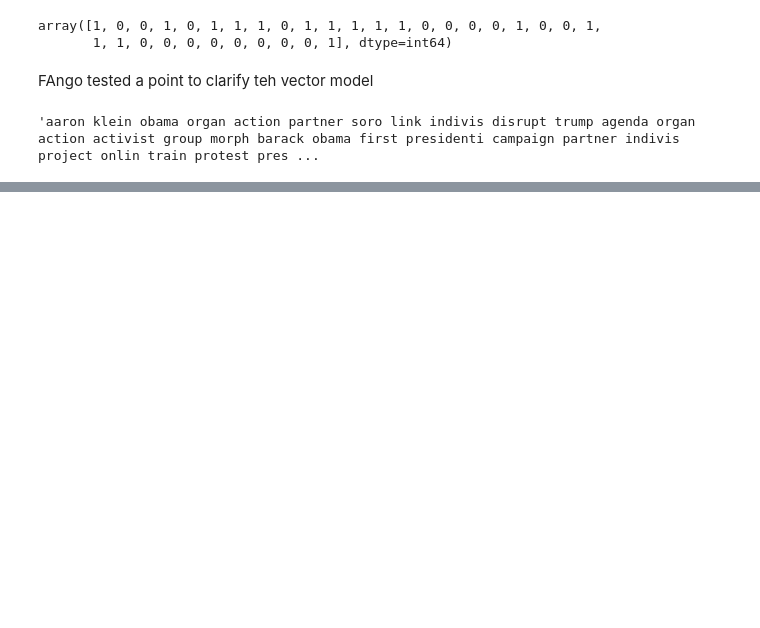
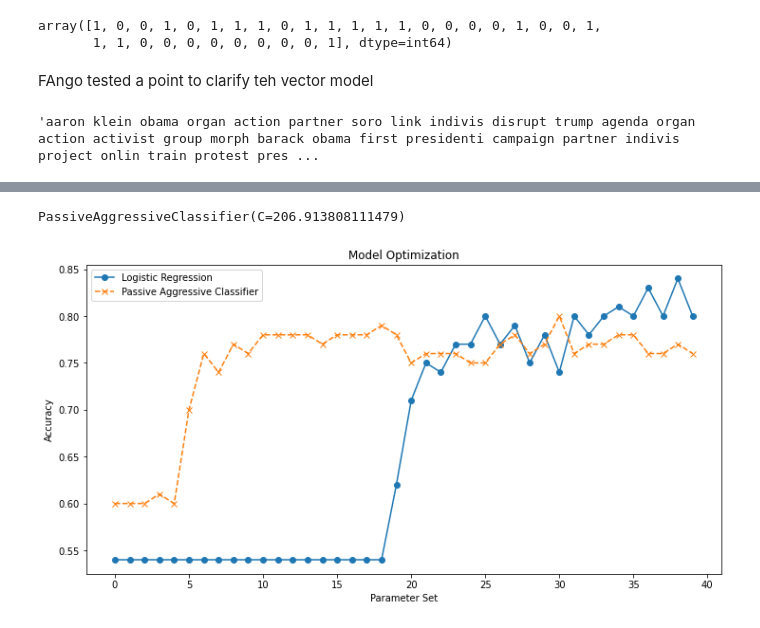
Before and after one commit to jonowood/Project-4-A-Team, a Jupyter notebook: ML/JONO_PREDICT_MASTER.ipynb, the cells around one changed output, grey strips where cells are left out. Saved outputs shown, nothing was run; the diff lists cells and outputs as text; code cells hidden in the pictures; blank space fills up the shorter version.

Commit message:
Showing optimization

```diff
--- a/ML/JONO_PREDICT_MASTER.ipynb
+++ b/ML/JONO_PREDICT_MASTER.ipynb
@@ -508,0 +576,8 @@ winsound.Beep(freq, duration)
+# %%
+# Initialize the models
+logreg = LogisticRegression()
+pac = PassiveAggressiveClassifier()
+# %%
+# Perform GridSearchCV for Logistic Regression
+logreg_grid_search = GridSearchCV(logreg, logreg_param_grid, cv=5, verbose=0)
+logreg_grid_search.fit(X_transformed, Y)
@@ -508,0 +592,4 @@ winsound.Beep(freq, duration)
+# %%
+# Perform GridSearchCV for Passive Aggressive Classifier
+pac_grid_search = GridSearchCV(pac, pac_param_grid, cv=5, verbose=0)
+pac_grid_search.fit(X_transformed, Y)
@@ -508,0 +613,22 @@ winsound.Beep(freq, duration)
+# %%
+# Calculate the accuracies and record the changes
+logreg_accuracies = logreg_grid_search.cv_results_['mean_test_score']
+pac_accuracies = pac_grid_search.cv_results_['mean_test_score']
+# %%
+
+# best_logreg_model.fit(X_train_transformed, Y_train)
+best_pac_model.fit(X2_train, Y2_train)
+# %% [output]
+PassiveAggressiveClassifier(C=206.913808111479)
+# %%
+# Plot changes
+plt.figure(figsize=(12, 6))
+plt.plot(logreg_accuracies, label="Logistic Regression", linestyle="-", marker="o")
+plt.plot(pac_accuracies, label="Passive Aggressive Classifier", linestyle="--", marker="x")
+plt.xlabel("Parameter Set")
+plt.ylabel("Accuracy")
+plt.title("Model Optimization")
+plt.legend()
+plt.show()
+# %% [output]
+[figure, added]
```
Also changed, not shown: parts of 21 cells of this notebook, 5 other files.
